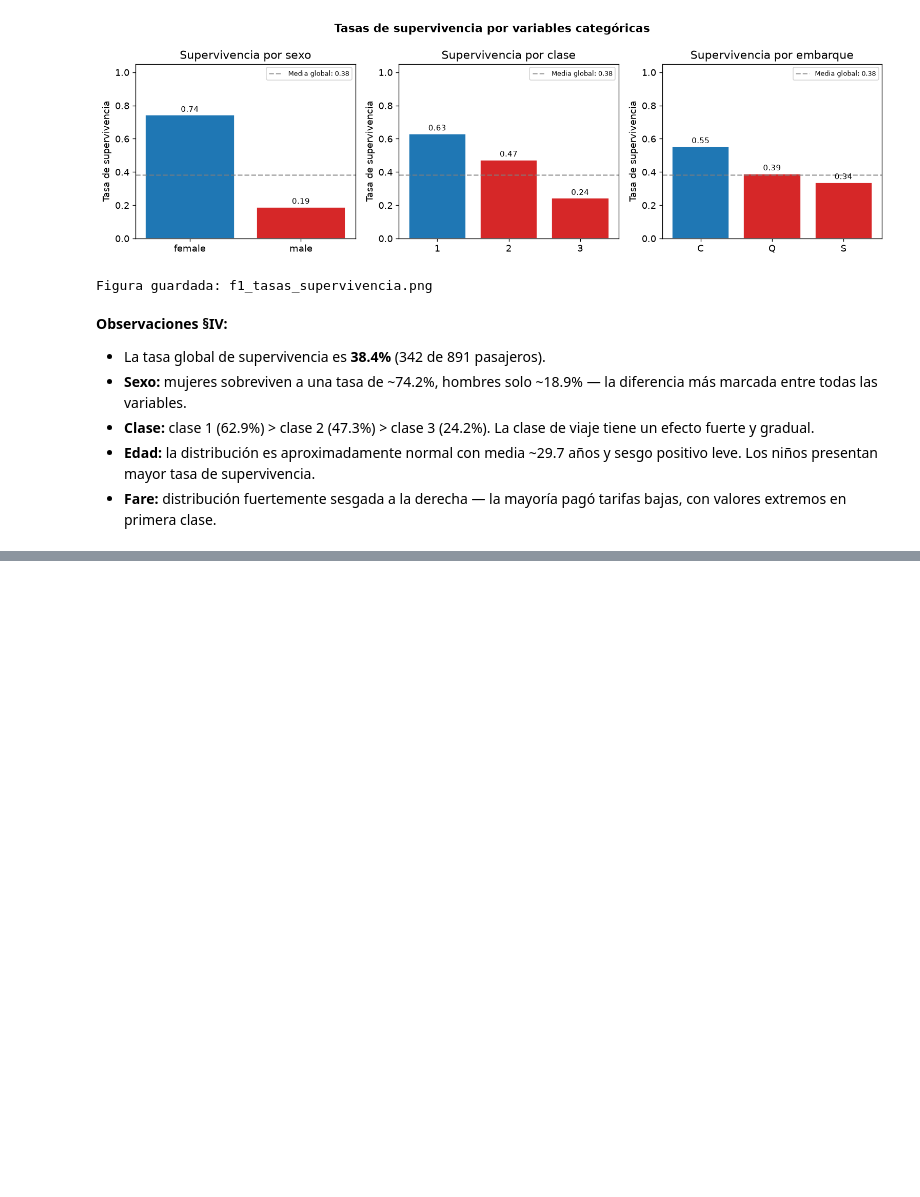
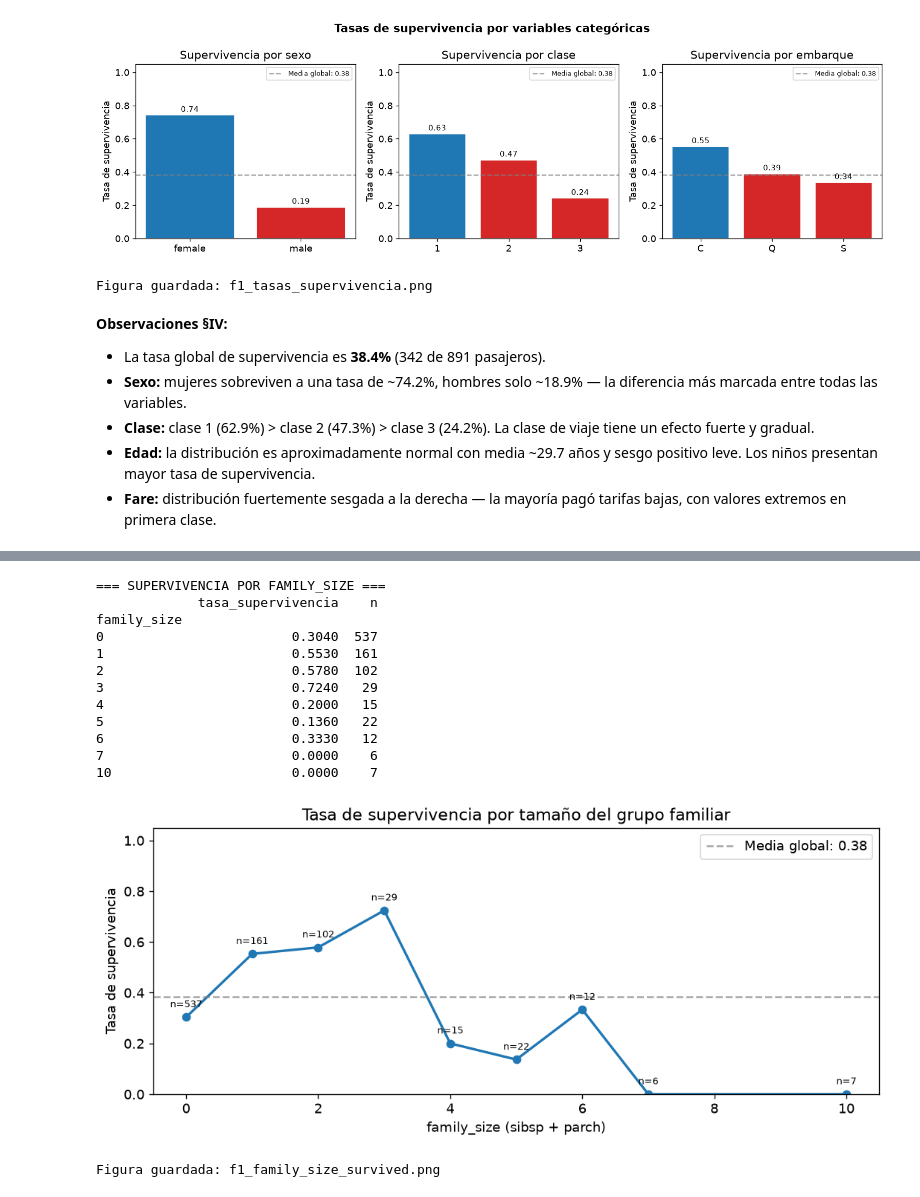
Before and after one commit to k1ngdom0fbullsh1t/proyecto-grupo4-mcdi503, a Jupyter notebook: notebooks/fase1/F1_EDA_Titanic.ipynb, the cells around one changed output, grey strips where cells are left out. Cells and saved outputs as stored; diff of their text form; code cells hidden in the pictures; blank space fills up the shorter version.

```diff
--- a/notebooks/fase1/F1_EDA_Titanic.ipynb
+++ b/notebooks/fase1/F1_EDA_Titanic.ipynb
@@ -699,0 +572,43 @@ bivariada, decisiones de limpieza y transformación, y generación de hallazgos
+# %%
+# § VI.3 — Tasa de supervivencia según tamaño del grupo familiar
+tasa_family = df.groupby('family_size')['survived'].agg(['mean', 'count'])
+tasa_family.columns = ['tasa_supervivencia', 'n']
+
+print("=== SUPERVIVENCIA POR FAMILY_SIZE ===")
+print(tasa_family.round(3).to_string())
+
+fig, ax = plt.subplots(figsize=(9, 4))
+ax.plot(tasa_family.index, tasa_family['tasa_supervivencia'],
+        marker='o', color='#1f77b4', linewidth=2)
+ax.axhline(df['survived'].mean(), linestyle='--', color='gray', alpha=0.7,
+           label=f"Media global: {df['survived'].mean():.2f}")
+for x_val, row in tasa_family.iterrows():
+    ax.annotate(f"n={int(row['n'])}",
+                xy=(x_val, row['tasa_supervivencia']),
+                xytext=(0, 8), textcoords='offset points',
+                ha='center', fontsize=8)
+ax.set_title('Tasa de supervivencia por tamaño del grupo familiar')
+ax.set_xlabel('family_size (sibsp + parch)')
+ax.set_ylabel('Tasa de supervivencia')
+ax.set_ylim(0, 1.05)
+ax.legend()
+
+plt.tight_layout()
+plt.savefig('../../reports/figures/f1_family_size_survived.png', bbox_inches='tight')
+plt.show()
+print("Figura guardada: f1_family_size_survived.png")
+# %% [output]
+=== SUPERVIVENCIA POR FAMILY_SIZE ===
+             tasa_supervivencia    n
+family_size
+0                        0.3040  537
+1                        0.5530  161
+2                        0.5780  102
+3                        0.7240   29
+4                        0.2000   15
+5                        0.1360   22
+6                        0.3330   12
+7                        0.0000    6
+10                       0.0000    7
+[figure, added]
+Figura guardada: f1_family_size_survived.png
```
Also changed, not shown: parts of 36 cells of this notebook, 3 other files.
